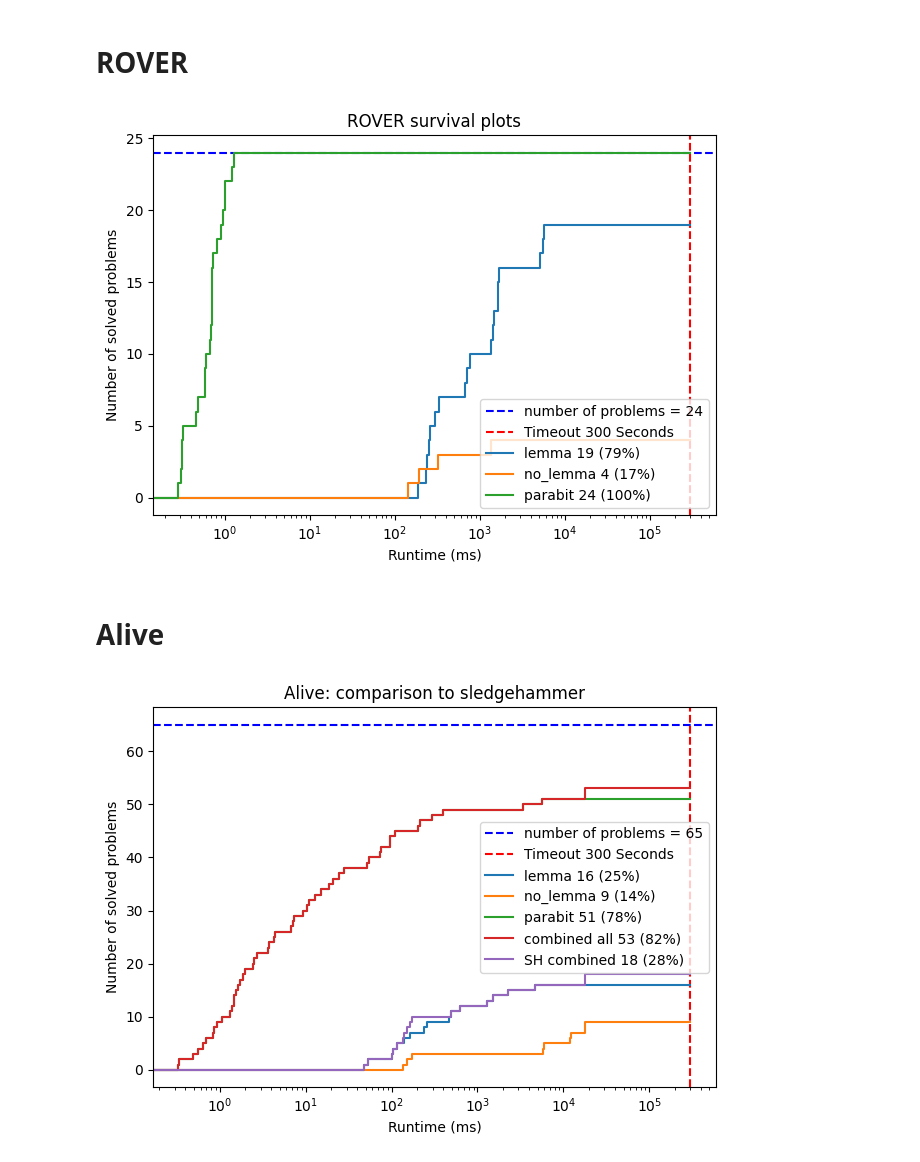
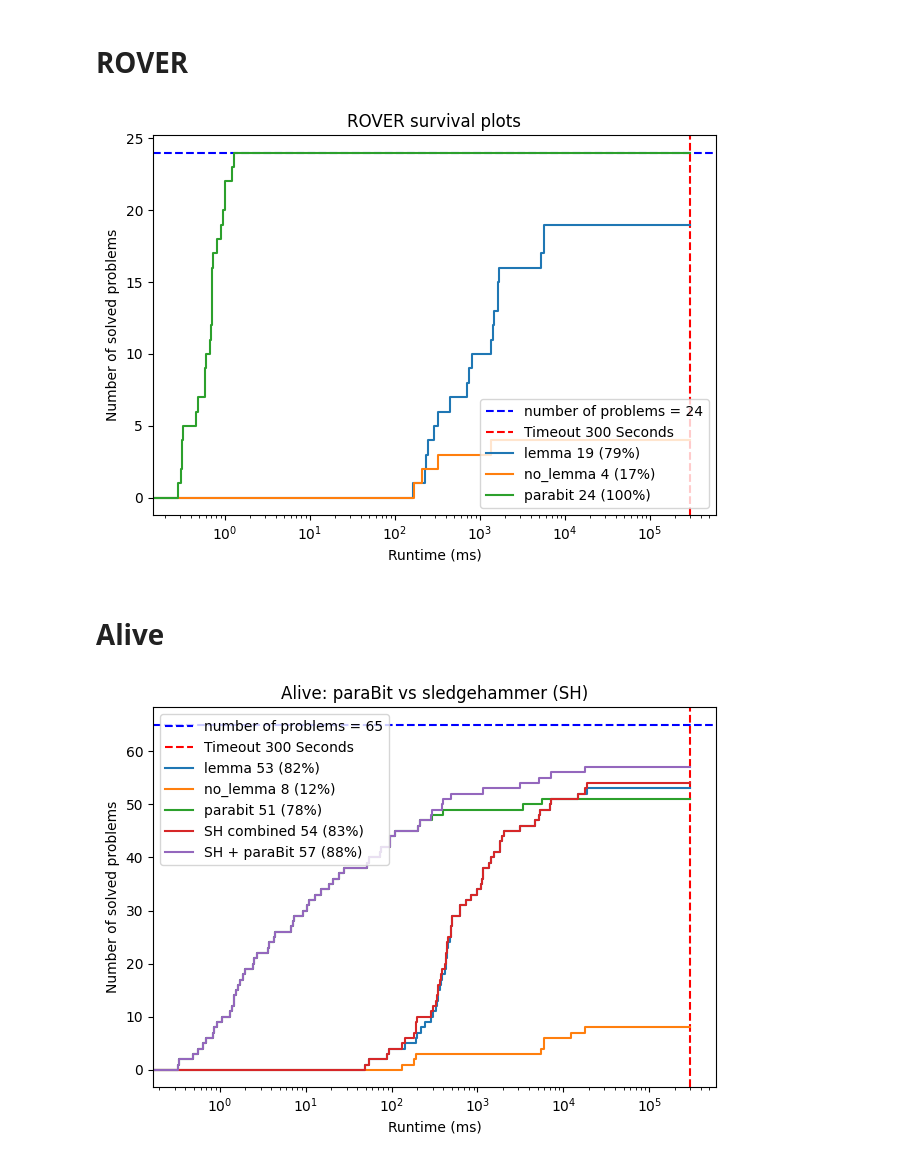
Before and after one commit to luigirinaldi/fyp, a Jupyter notebook: gen_graphs/scripts/graphing/eval_graphs.ipynb, the cells around one changed output. Saved outputs shown, nothing was run; the diff lists cells and outputs as text; code cells hidden in the pictures.

Commit message:
save plots with new data

```diff
--- a/gen_graphs/scripts/graphing/eval_graphs.ipynb
+++ b/gen_graphs/scripts/graphing/eval_graphs.ipynb
@@ -47,7 +47,7 @@ sledge_raw = {}
 
 data_dir = '../../data/'
 
-for bench in ['rover','alive', 'alive_bitwise']:
+for bench in os.listdir(data_dir):
     sledge_raw[bench] = pd.DataFrame({
         'lemma':load_sledge_data(f"{data_dir}{bench}/lemma/parsed.json"),
         'no_lemma':load_sledge_data(f"{data_dir}{bench}/no_lemma/parsed.json")
@@ -170,6 +176,8 @@ plt.show()
 # %% [markdown]
 # ROVER
 # %%
+fig_dest = '../../out/eval/img/'
+os.makedirs(fig_dest, exist_ok=True)
 
 data_comb = sledge['rover'].copy()
 data_comb['parabit'] = egraph['rover']['runtime']
@@ -179,33 +187,36 @@ ax.set_title('ROVER survival plots')
 plot_cactus(ax, data_comb, 5*60*1000)
 ax.legend()
 plt.tight_layout()
+plt.savefig(f"{fig_dest}rover_survival.pdf")
 plt.show()
 # %% [output]
-[figure, old version]
+[figure, new version]
 # %% [markdown]
 # Alive
 # %%
-import math
+fig_dest = '../../out/eval/img/'
+os.makedirs(fig_dest, exist_ok=True)
 
 data = sledge['alive'].copy()
 data['parabit'] = egraph['alive']['runtime'].where(egraph['alive']['stop_reason'] == 'Equivalent')
 
-data['combined all'] = data.apply(lambda x: min(x.dropna().to_list()) if x.dropna().to_list() != [] else None, axis=1)
-data['SH combined'] = data.apply(lambda x: min(x[['lemma', 'no_lemma']].dropna().to_list()) if x[['lemma', 'no_lemma']].dropna().to_list() != [] else None, axis=1)
+data['SH combined'] = data[['lemma', 'no_lemma']].apply(combine_results, axis=1)
+data['SH + paraBit'] = data[['SH combined', 'parabit']].apply(combine_results, axis=1)
 # data['combine'] = data.apply(lambda x: print(x.dropna().to_list()), axis=1)
 
 
 fig, ax = plt.subplots()
-ax.set_title('Alive: comparison to sledgehammer')
+ax.set_title('Alive: paraBit vs sledgehammer (SH)')
 
 TIMEOUT = 5*60*1000
 
 plot_cactus(ax, data, TIMEOUT)
-ax.legend()
+ax.legend(loc='upper left')
 plt.tight_layout()
+plt.savefig(f"{fig_dest}alive_sh_survival.pdf")
 plt.show()
 # %% [output]
-[figure, old version]
+[figure, new version]
 # %%
 towards_comp = filtered.copy()
 towards_comp['parabit'] = egraph['alive']['runtime'].where(egraph['alive']['stop_reason'] == 'Equivalent')
```
Also changed, not shown: parts of 4 cells of this notebook, 6 other files.
